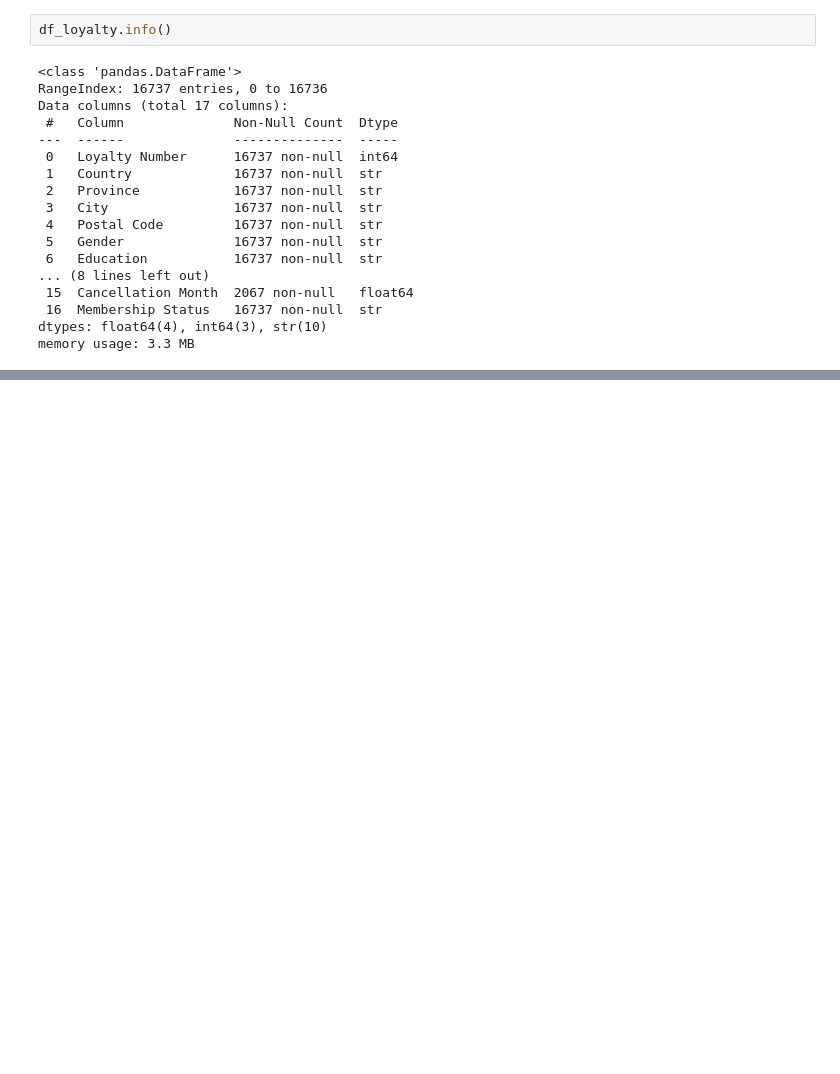
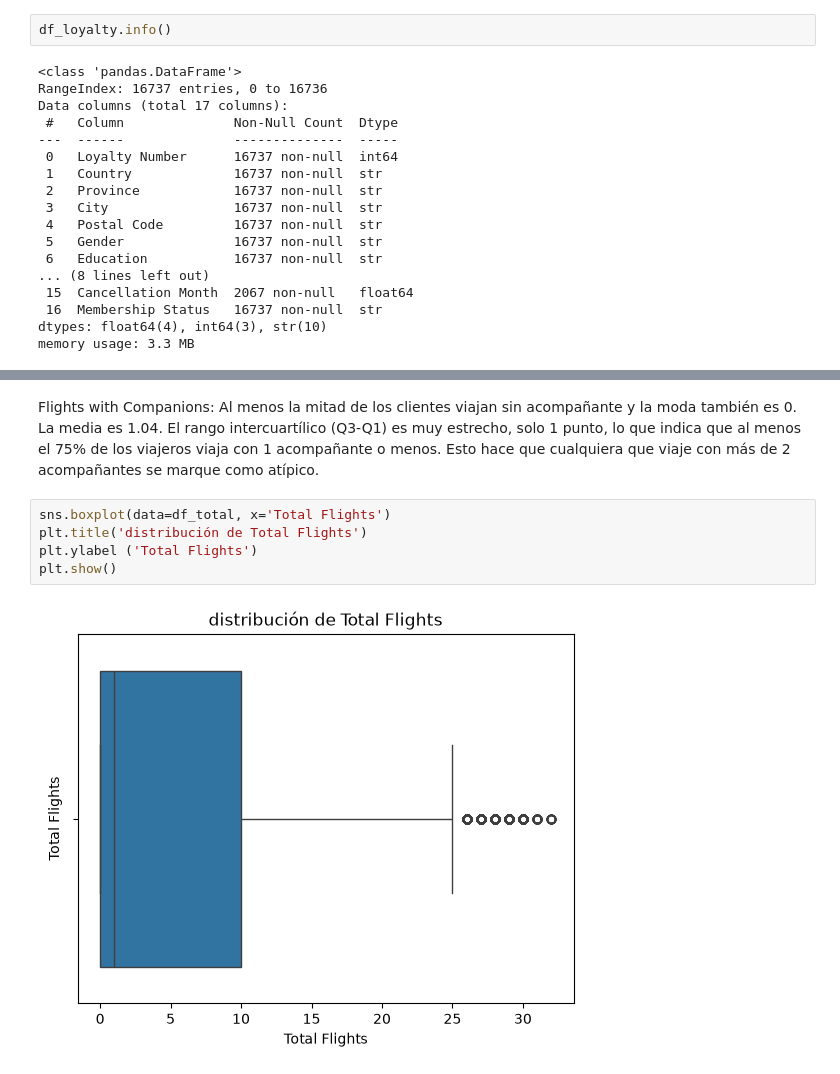
Before and after one commit to Adalab/bda-modulo-3-evaluacion-final-CristiSL, a Jupyter notebook: evaluacion-final.ipynb, the cells around one changed output, grey strips where cells are left out. Cells and saved outputs as stored; diff of their text form; blank space fills up the shorter version.

```diff
--- a/evaluacion-final.ipynb
+++ b/evaluacion-final.ipynb
@@ -276,0 +345,11 @@ memory usage: 3.3 MB
+# %% [markdown]
+Flights with Companions: Al menos la mitad de los clientes viajan sin acompañante y la moda también es 0. La media es 1.04.
+El rango intercuartílico (Q3-Q1) es muy estrecho, solo 1 punto, lo que indica que al menos el 75% de los viajeros viaja con 1 acompañante o menos.
+Esto hace que cualquiera que viaje con más de 2 acompañantes se marque como atípico.
+# %%
+sns.boxplot(data=df_total, x='Total Flights')
+plt.title('distribución de Total Flights')
+plt.ylabel ('Total Flights')
+plt.show()
+# %% [output]
+[figure, added]
```
Also changed, not shown: parts of 28 cells of this notebook.
